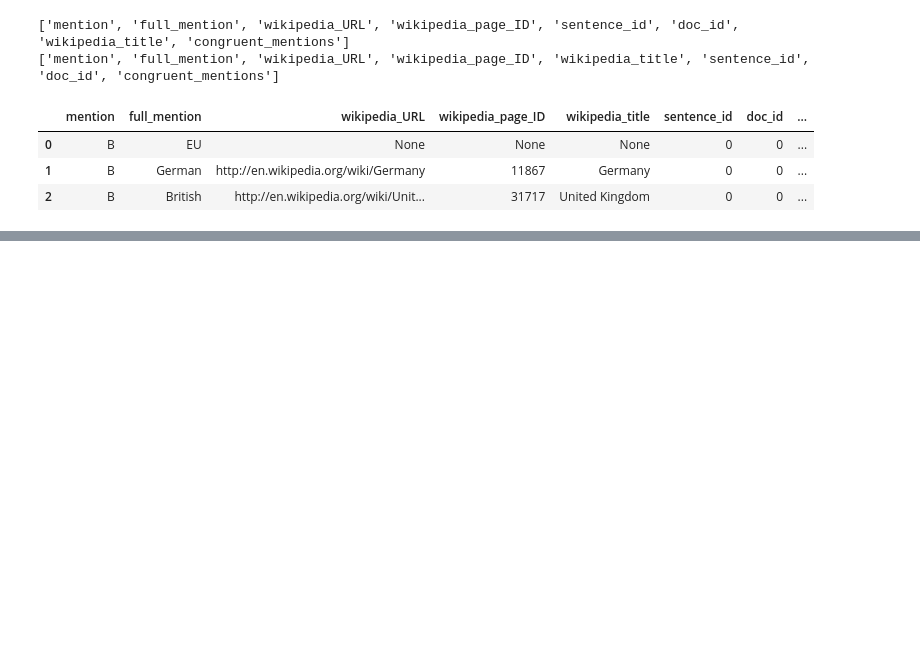
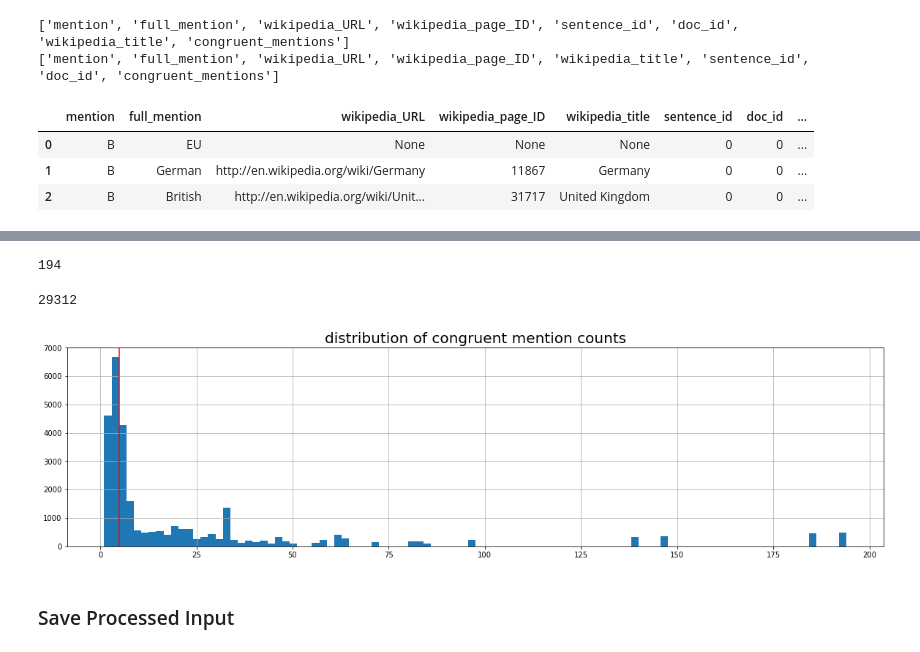
Before and after one commit to TheDigitalFrontier/entity-disambiguation, a Jupyter notebook: notebooks/pipeline/1_process_acy_input.ipynb, the cells around one changed output, grey strips where cells are left out. Cells and saved outputs as stored; diff of their text form; code cells hidden in the pictures; blank space fills up the shorter version.

```diff
--- a/notebooks/pipeline/1_process_acy_input.ipynb
+++ b/notebooks/pipeline/1_process_acy_input.ipynb
@@ -241,0 +243,17 @@ Percent with No Wikipedia URL:  24.069 %
+# %%
+# What is the maximum number of contextual entities in a single sentence
+max(acy_output['congruent_mentions'].apply(len))
+# %% [output]
+194
+# %%
+len(acy_output['congruent_mentions'])
+# %% [output]
+29312
+# %%
+# What is the distribution of contextual mention counts for unique sentences
+plt.figure(figsize=(20,5))
+acy_output['congruent_mentions'].apply(len).hist(bins=100)
+plt.title("distribution of congruent mention counts", size=20)
+plt.show()
+# %% [output]
+[figure, added]
@@ -242,3 +270,5 @@ Percent with No Wikipedia URL:  24.069 %
+# %% [markdown]
+### Save Processed Input
 # %%
 print("Length of Final Input Dataset: {:,}".format(len(acy_output)))
 acy_output.head(5)
```
Also changed, not shown: parts of 19 cells of this notebook, 2 other files.
